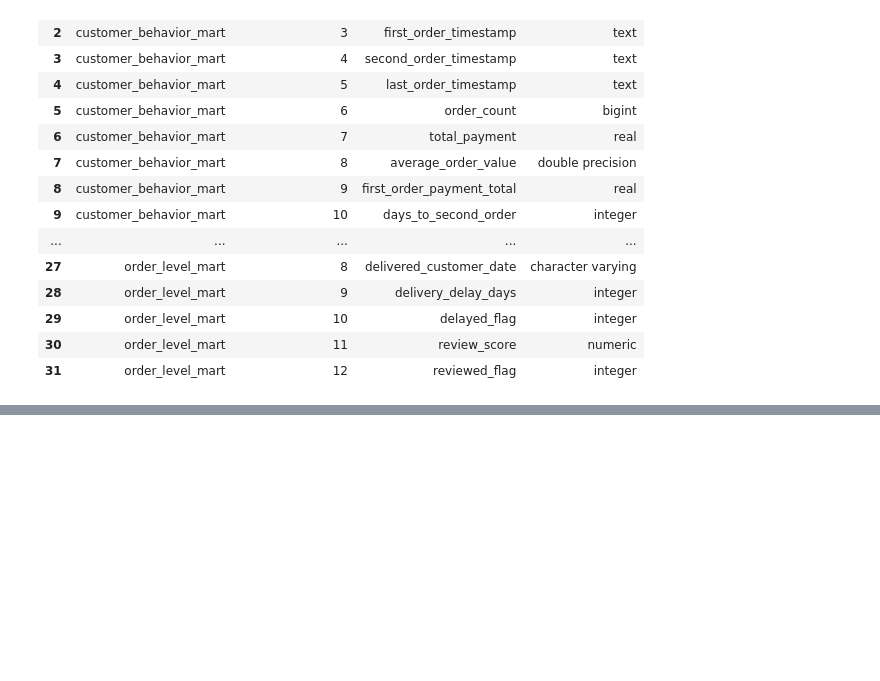
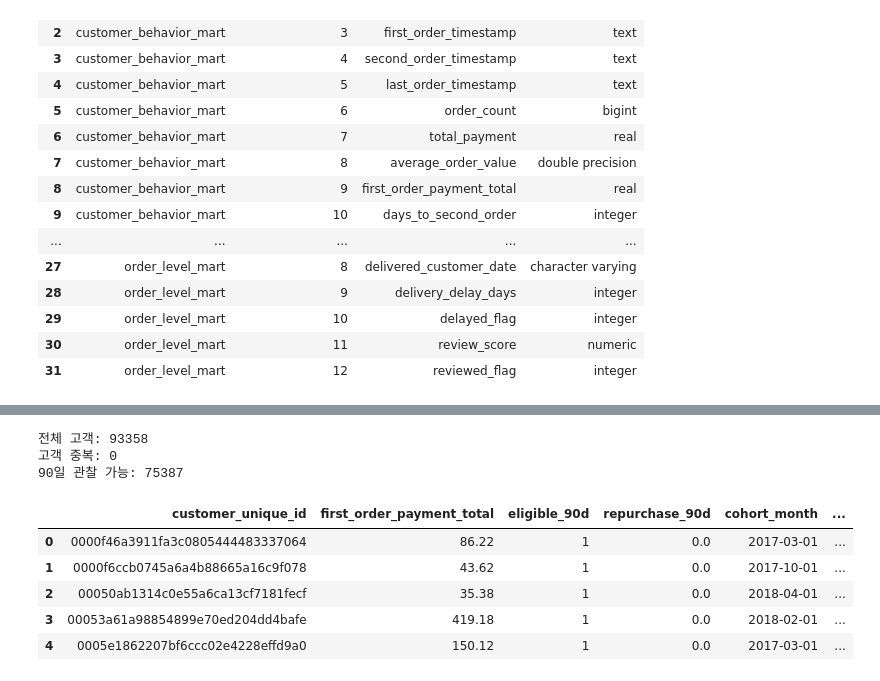
Before and after one commit to luttulub/E-commerce_Product_Business_Analytics_Portfolio, a Jupyter notebook: notebooks/01_repurchase_driver_validation.ipynb, the cells around one changed output, grey strips where cells are left out. Saved outputs shown, nothing was run; the diff lists cells and outputs as text; code cells hidden in the pictures; blank space fills up the shorter version.

```diff
--- a/notebooks/01_repurchase_driver_validation.ipynb
+++ b/notebooks/01_repurchase_driver_validation.ipynb
@@ -168,0 +207,77 @@ retention_base.head()
+# %%
+# 첫 주문 카테고리 결합
+query = """
+with first_order_category_base as (
+	select
+		c.customer_unique_id,
+		c.first_order_id,
+		i.order_item_id,
+		nullif(trim(cat.product_category_name_english), '') as product_category_name_english
+	from customer_behavior_mart c
+		left join items i
+			on c.first_order_id = i.order_id
+		left join products p
+			on i.product_id = p.product_id
+		left join category cat
+			on p.product_category_name = cat.product_category_name
+),
+
+first_order_category_summary as (
+	select
+		customer_unique_id,
+		first_order_id,
+		count(distinct product_category_name_english) as category_cnt,
+		count(*) filter (
+			where order_item_id is not null
+				and product_category_name_english is null
+		) as null_category_item_cnt,
+		max(product_category_name_english) as single_category_name
+	from first_order_category_base
+	group by
+		customer_unique_id,
+		first_order_id
+),
+
+category_group_base as (
+	select
+		customer_unique_id,
+		case
+			when null_category_item_cnt > 0 then 'unknown_category'
+			when category_cnt = 1 then single_category_name
+			when category_cnt >= 2 then 'multi_category'
+			else 'unknown_category'
+		end as first_order_category
+	from first_order_category_summary
+)
+
+select
+	c.customer_unique_id,
+	c.first_order_payment_total,
+	c.eligible_90d,
+	c.repurchase_90d,
+	c.cohort_month,
+	g.first_order_category
+from customer_behavior_mart c
+	left join category_group_base g
+		on c.customer_unique_id = g.customer_unique_id;
+"""
+
+validation_base = pd.read_sql(query, engine)
+
+
+# 데이터 구조 확인
+print('전체 고객:', len(validation_base))
+print('고객 중복:', validation_base['customer_unique_id'].duplicated().sum())
+print('90일 관찰 가능:', (validation_base['eligible_90d'] == 1).sum())
+
+validation_base.head()
+# %% [output]
+전체 고객: 93358
+고객 중복: 0
+90일 관찰 가능: 75387
+|  | customer_unique_id | first_order_payment_total | eligible_90d | repurchase_90d | cohort_month | ... |
+| 0 | 0000f46a3911fa3c0805444483337064 | 86.22 | 1 | 0.0 | 2017-03-01 | ... |
+| 1 | 0000f6ccb0745a6a4b88665a16c9f078 | 43.62 | 1 | 0.0 | 2017-10-01 | ... |
+| 2 | 00050ab1314c0e55a6ca13cf7181fecf | 35.38 | 1 | 0.0 | 2018-04-01 | ... |
+| 3 | 00053a61a98854899e70ed204dd4bafe | 419.18 | 1 | 0.0 | 2018-02-01 | ... |
+| 4 | 0005e1862207bf6ccc02e4228effd9a0 | 150.12 | 1 | 0.0 | 2017-03-01 | ... |
```
Also changed, not shown: parts of 29 cells of this notebook, 1 other file.
